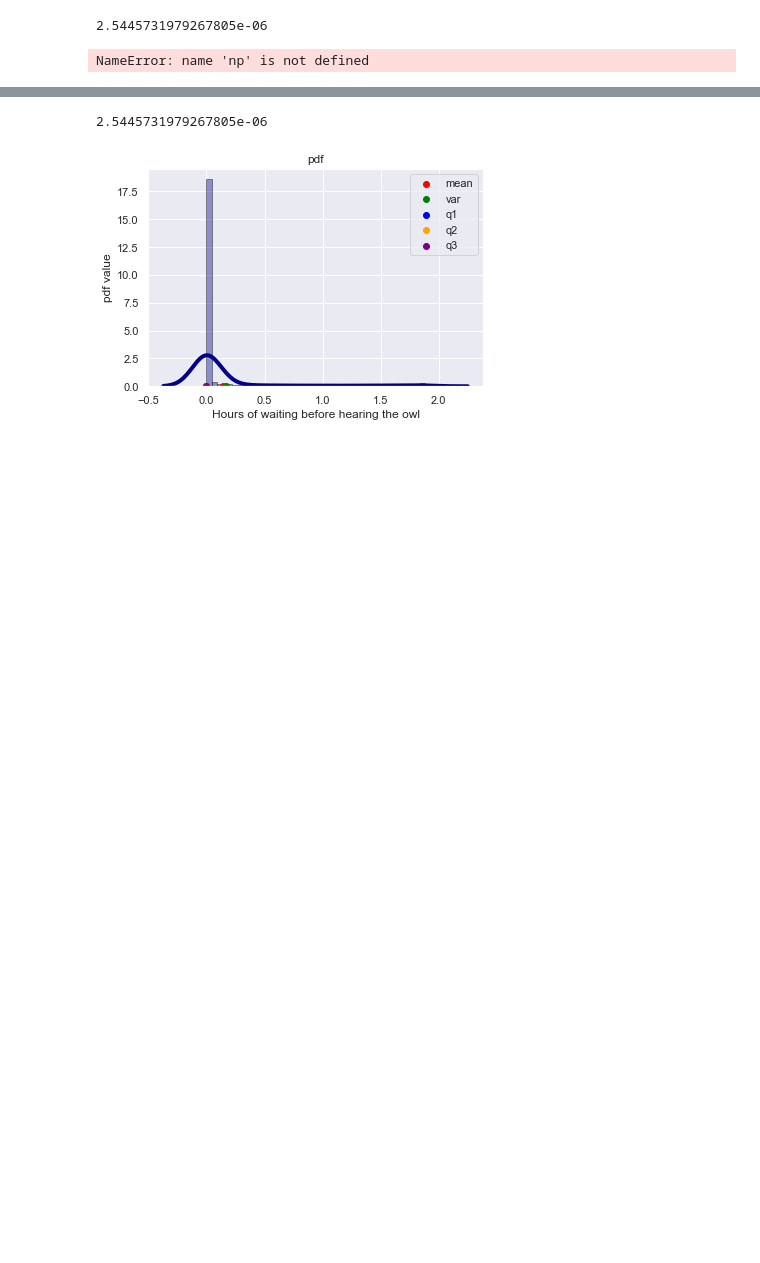
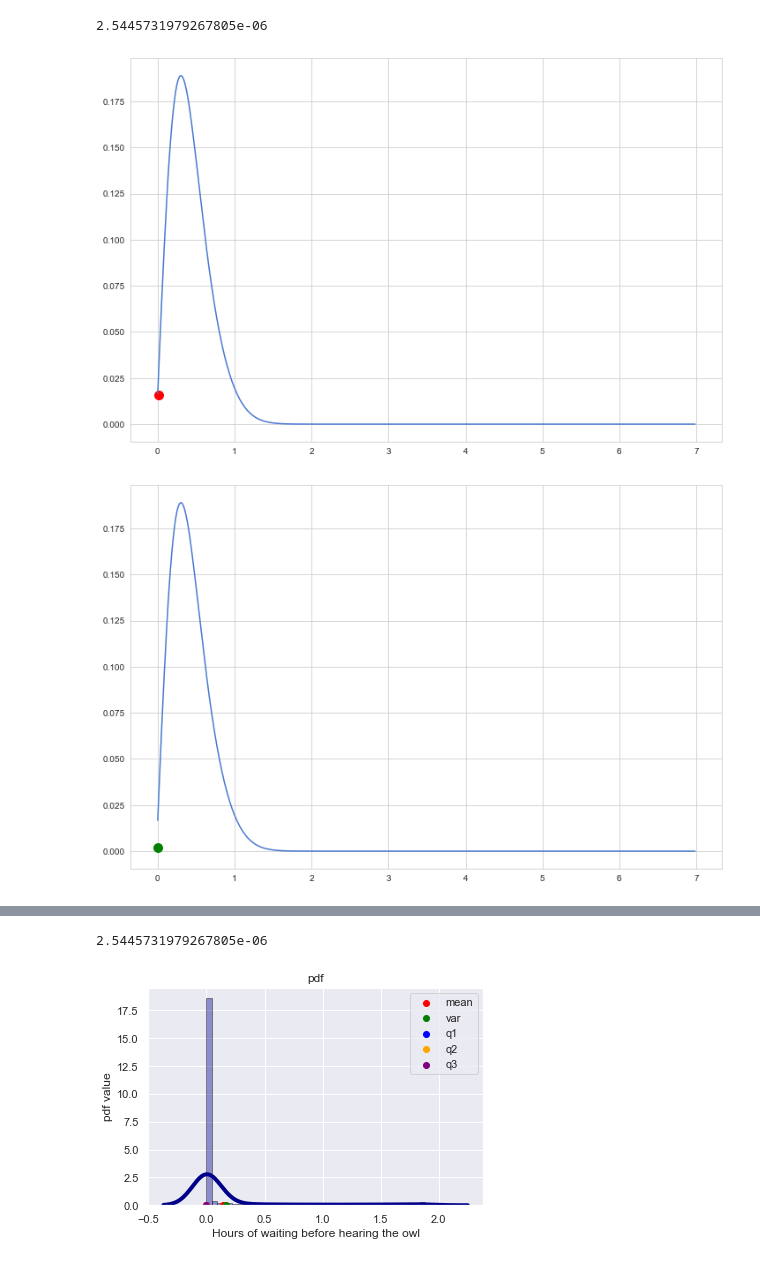
Before and after one commit to saketthakur001/Data-analysis-tasks, a Jupyter notebook: task_2 ashi (1).ipynb, the cells around one changed output, grey strips where cells are left out. Drawn from its saved outputs; the diff is of its cells as text; code cells hidden in the pictures; blank space fills up the shorter version.

```diff
--- a/task_2 ashi (1).ipynb
+++ b/task_2 ashi (1).ipynb
@@ -28,13 +28,13 @@ print(probability_2_4)
 # second part
 # Define a function that returns the value of a probability density function for a given y
 def pdf(y):
- # Use the numpy exp function to calculate the exponential terms
- return (((E5) * y * np.exp(-E6 * (y ** 2))) + ((E7) * y * np.exp(-E8* (y**2))))
+    # Use the numpy exp function to calculate the exponential terms
+    return (((E5) * y * np.exp(-E6 * (y ** 2))) + ((E7) * y * np.exp(-E8* (y**2))))
 
 # Define a function that returns the probability of y being between x and y using the probability distribution function
 def histProbabilities(x, y):
- # Use the complement rule to calculate the probability
- return 1 - probabilityDistribution(y) - (1 - probabilityDistribution(x))
+    # Use the complement rule to calculate the probability
+    return 1 - probabilityDistribution(y) - (1 - probabilityDistribution(x))
 
 # Define the start and end hours of the interval
 hourStart = 0
@@ -44,11 +44,54 @@ numMinutes = 7 * 60
 
 # Create an array of minutes from hourStart to hourEnd with numMinutes elements
 minutes = np.linspace(start=hourStart, stop=hourEnd, num=numMinutes)
+
 # Create an empty list to store the histogram probabilities for each minute interval
 hist_values = []
 # Loop through the minutes array except the last element
 for i in range(len(minutes[:numMinutes-1])):
     # Append the histogram probability for the current minute interval to the list
     hist_values.append(histProbabilities(minutes[i], minutes[i+1]))
+
+# Create an empty list to store the probability density function values for each minute
+pdf_values = []
+# Loop through the minutes array except the first element
+for i in range(len(minutes)-1):
+    # Append the probability density function value for the current minute to the list
+    pdf_values.append(pdf(minutes[i+1]))
+
+minutes = minutes[:-1]
-# %% [output]
-NameError: name 'np' is not defined
+# %%
+
+# Calculate the mean, variance, and quartiles of the pdf_values
+mean = np.mean(pdf_values)
+var = np.var(pdf_values)
+q1 = np.percentile(pdf_values, 25)
+q2 = np.percentile(pdf_values, 50)
+q3 = np.percentile(pdf_values, 75)
+
+# Plot the pdf of the normal distribution and mark the mean, variance, and quartiles with different colors and sizes
+plt.figure(figsize=(12,8))
+plt.plot(minutes, pdf_values)
+# mean
+plt.scatter(mean, y=pdf(mean), color='r', s=100)
+plt.figure(figsize=(12,8))
+plt.plot(minutes, pdf_values)
+# var
+plt.scatter(var, y=pdf(var), color='g', s=100)
+plt.figure(figsize=(12,8))
+plt.plot(minutes, pdf_values)
+# q1
+plt.scatter(q1, y=pdf(q1), color='orange', s=100)
+plt.figure(figsize=(12,8))
+plt.plot(minutes, pdf_values)
+# q2
+plt.scatter(q2, y=pdf(q2), color='brown', s=100)
+plt.figure(figsize=(12,8))
+plt.plot(minutes, pdf_values)
+# q3
+plt.scatter(q3, y=pdf(q3), color='violet', s=100)
+# Show the plots
+plt.show()
+# %% [output]
+[figure, added]
+[figure, added]
```
Also changed, not shown: parts of 3 cells of this notebook, 1 other file.
